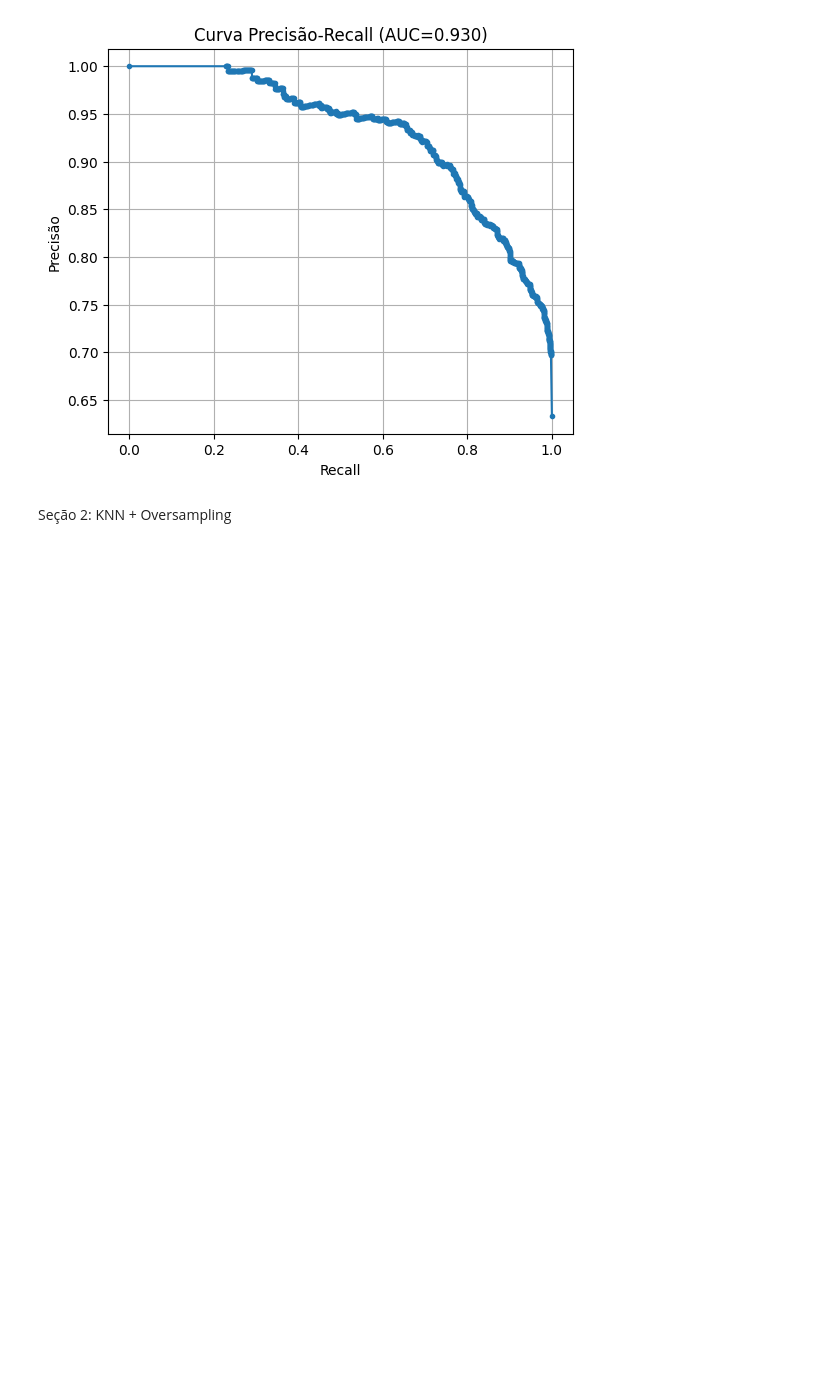
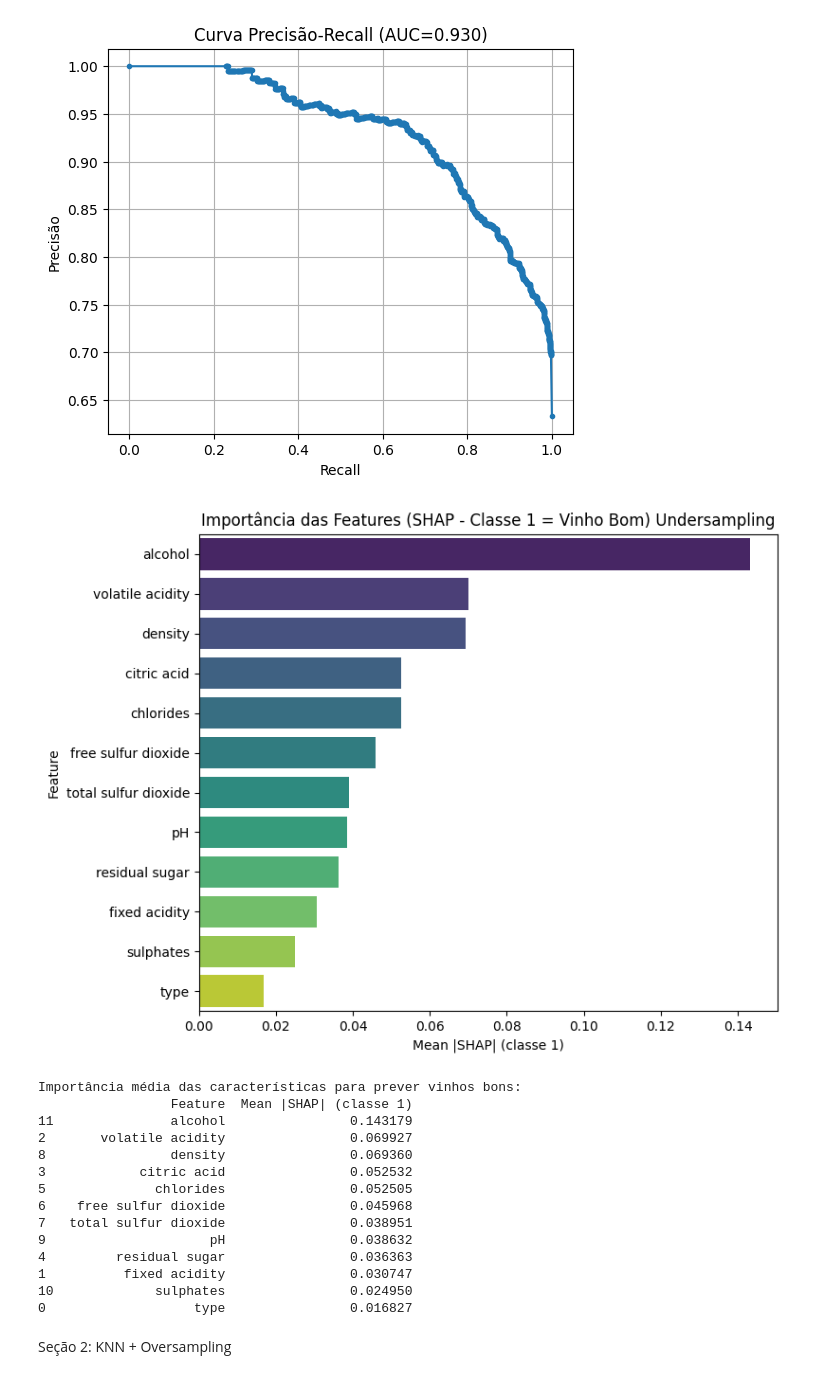
Before and after one commit to BMateusSs/Projeto-PSI3, a Jupyter notebook: knn_wine_quality.ipynb, the cells around one changed output. Cells and saved outputs as stored; diff of their text form; code cells hidden in the pictures; blank space fills up the shorter version.

```diff
--- a/knn_wine_quality.ipynb
+++ b/knn_wine_quality.ipynb
@@ -462,34 +462,50 @@ shap_values = explainer.shap_values(X_shap_test)
 
 if isinstance(shap_values, list):
     if len(shap_values) == 2:
         shap_values_class1 = shap_values[1]
     else:
         raise ValueError("Esperava-se shap_values como lista com 2 elementos para problema binário.")
 elif isinstance(shap_values, np.ndarray):
     shap_values_class1 = shap_values
 else:
     raise ValueError("Estrutura inesperada para shap_values.")
 
 mean_abs_shap_1 = np.abs(shap_values_class1[:, :, 1]).mean(axis=0)
 
 if mean_abs_shap_1.shape[0] != len(feature_names):
     raise ValueError(f"Mismatch entre número de features e tamanho do vetor de importância! ({mean_abs_shap_1.shape[0]} vs {len(feature_names)})")
 
 mean_abs_shap_1 = mean_abs_shap_1.flatten()
 
 feature_importance = pd.DataFrame({
     'Feature': feature_names,
     'Mean |SHAP| (classe 1)': mean_abs_shap_1
 }).sort_values(by='Mean |SHAP| (classe 1)', ascending=False)
 
 plt.figure(figsize=(8,6))
-sns.barplot(x='Mean |SHAP| (classe 1 = Vinho Bom)', y='Feature', data=feature_importance, hue='Feature', legend=False, palette='viridis')
+sns.barplot(x='Mean |SHAP| (classe 1)', y='Feature', data=feature_importance, hue='Feature', legend=False, palette='viridis')
 plt.title('Importância das Features (SHAP - Classe 1 = Vinho Bom) Undersampling')
 plt.tight_layout()
 plt.show()
 
 print("\nImportância média das características para prever vinhos bons:")
 print(feature_importance)
+# %% [output]
+[figure, added]
+Importância média das características para prever vinhos bons:
+                 Feature  Mean |SHAP| (classe 1)
+11               alcohol                0.143179
+2       volatile acidity                0.069927
+8                density                0.069360
+3            citric acid                0.052532
+5              chlorides                0.052505
+6    free sulfur dioxide                0.045968
+7   total sulfur dioxide                0.038951
+9                     pH                0.038632
+4         residual sugar                0.036363
+1          fixed acidity                0.030747
+10             sulphates                0.024950
+0                   type                0.016827
 # %% [markdown]
 Seção 2: KNN + Oversampling
 # %%
```
Also changed, not shown: parts of 1 cell of this notebook.
